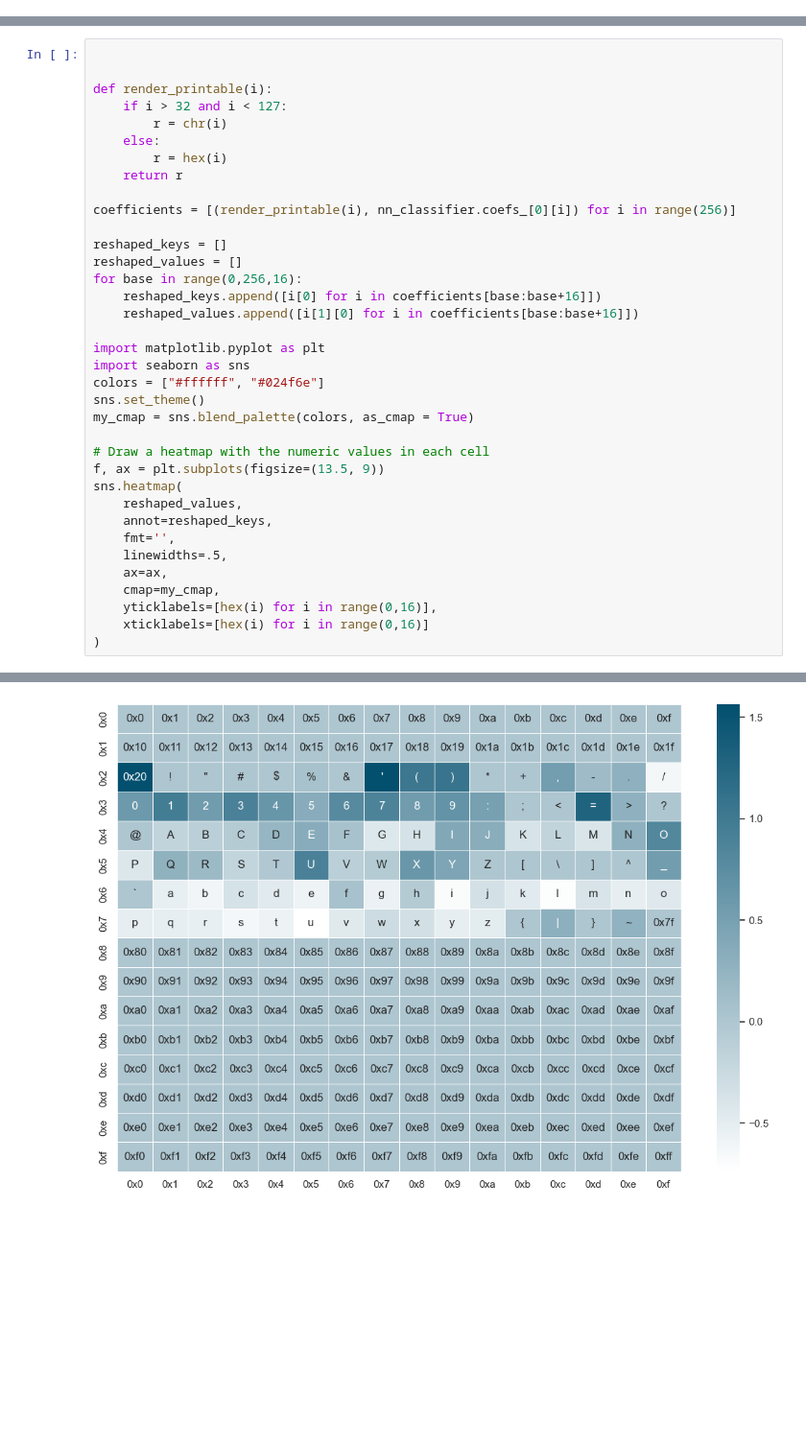
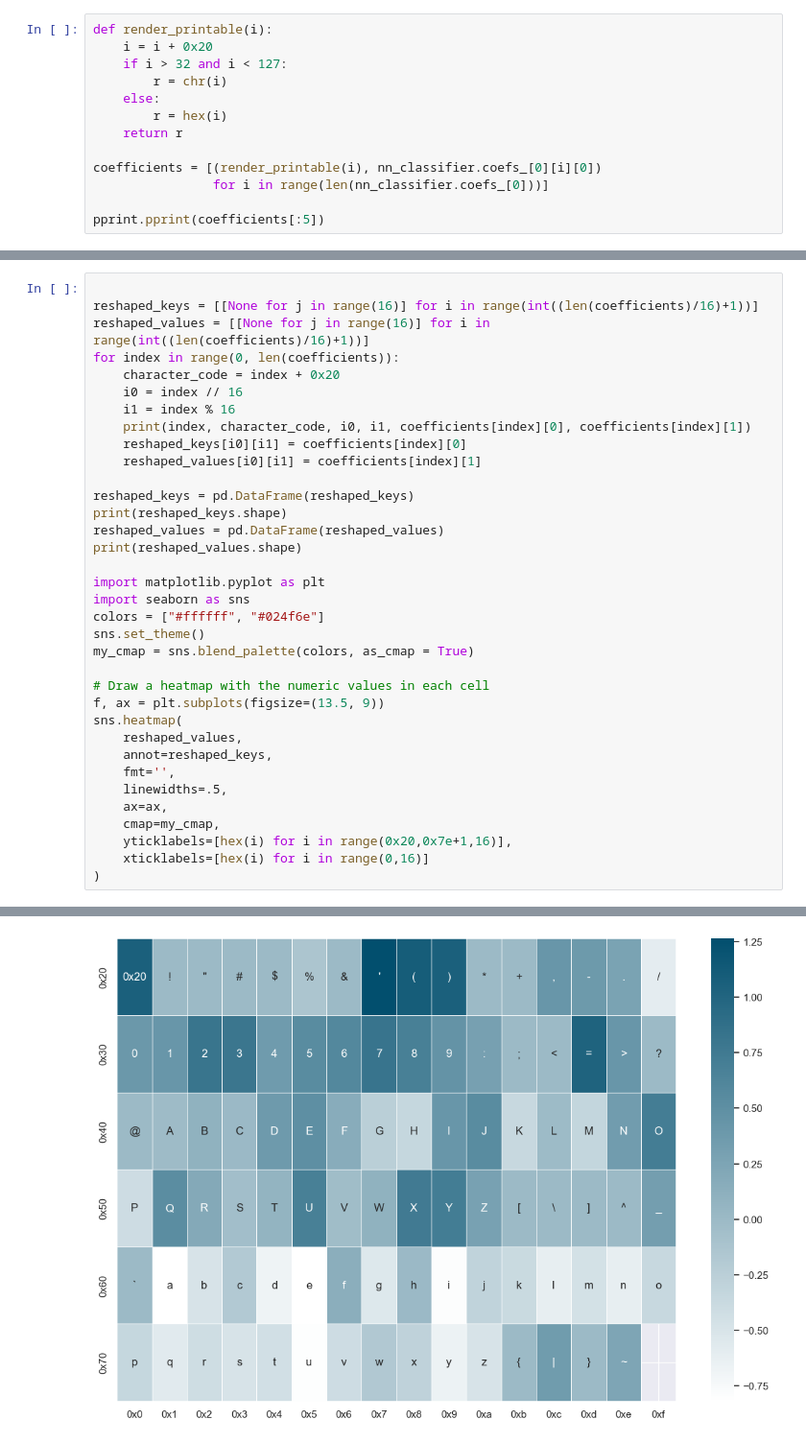
Before and after one commit to jdwhitaker/hybrid-vigor, a Jupyter notebook: main.ipynb, the cells around one changed output, grey strips where cells are left out. Shown: that part at 96% size. Cells and saved outputs as stored; diff of their text form; blank space fills up the shorter version.

Commit message:
restrict character set to valid characters

```diff
--- a/main.ipynb
+++ b/main.ipynb
@@ -54,3 +64,16 @@ nn_classifier = MLPClassifier(hidden_layer_sizes=(), random_state=1234)
 nn_classifier.fit([path_to_vector(x) for x in X_train], y_train)
 # %% [output]
 MLPClassifier(hidden_layer_sizes=(), random_state=1234)
+# %%
+def render_printable(i):
+    i = i + 0x20
+    if i > 32 and i < 127:
+        r = chr(i)
+    else:
+        r = hex(i)
+    return r
+
+coefficients = [(render_printable(i), nn_classifier.coefs_[0][i][0])
+                for i in range(len(nn_classifier.coefs_[0]))]
+
+pprint.pprint(coefficients[:5])
@@ -57,20 +86,19 @@ MLPClassifier(hidden_layer_sizes=(), random_state=1234)
 # %%
 
+reshaped_keys = [[None for j in range(16)] for i in range(int((len(coefficients)/16)+1))]
+reshaped_values = [[None for j in range(16)] for i in range(int((len(coefficients)/16)+1))]
+for index in range(0, len(coefficients)):
+    character_code = index + 0x20
+    i0 = index // 16
+    i1 = index % 16
+    print(index, character_code, i0, i1, coefficients[index][0], coefficients[index][1])
+    reshaped_keys[i0][i1] = coefficients[index][0]
+    reshaped_values[i0][i1] = coefficients[index][1]
 
-def render_printable(i):
-    if i > 32 and i < 127:
-        r = chr(i)
-    else:
-        r = hex(i)
-    return r
-
-coefficients = [(render_printable(i), nn_classifier.coefs_[0][i]) for i in range(256)]
-
-reshaped_keys = []
-reshaped_values = []
-for base in range(0,256,16):
-    reshaped_keys.append([i[0] for i in coefficients[base:base+16]])
-    reshaped_values.append([i[1][0] for i in coefficients[base:base+16]])
+reshaped_keys = pd.DataFrame(reshaped_keys)
+print(reshaped_keys.shape)
+reshaped_values = pd.DataFrame(reshaped_values)
+print(reshaped_values.shape)
 
 import matplotlib.pyplot as plt
 import seaborn as sns
@@ -87,7 +115,7 @@ sns.heatmap(
     linewidths=.5,
     ax=ax,
     cmap=my_cmap,
-    yticklabels=[hex(i) for i in range(0,16)],
+    yticklabels=[hex(i) for i in range(0x20,0x7e+1,16)],
     xticklabels=[hex(i) for i in range(0,16)]
 )
 # %% [output]
@@ -95,4 +140,4 @@ sns.heatmap(
-[figure, old version]
+[figure, new version]
 # %%
 sorted_coefficients = sorted(coefficients, key = lambda i: -i[1])
 print("Top ten characters: ")
```
Also changed, not shown: parts of 6 cells of this notebook.
